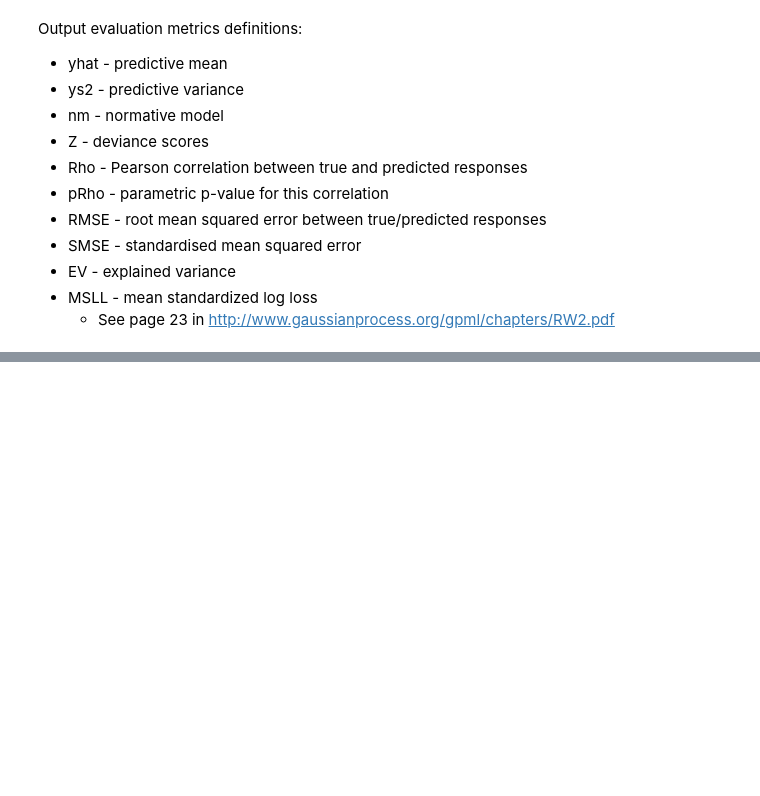
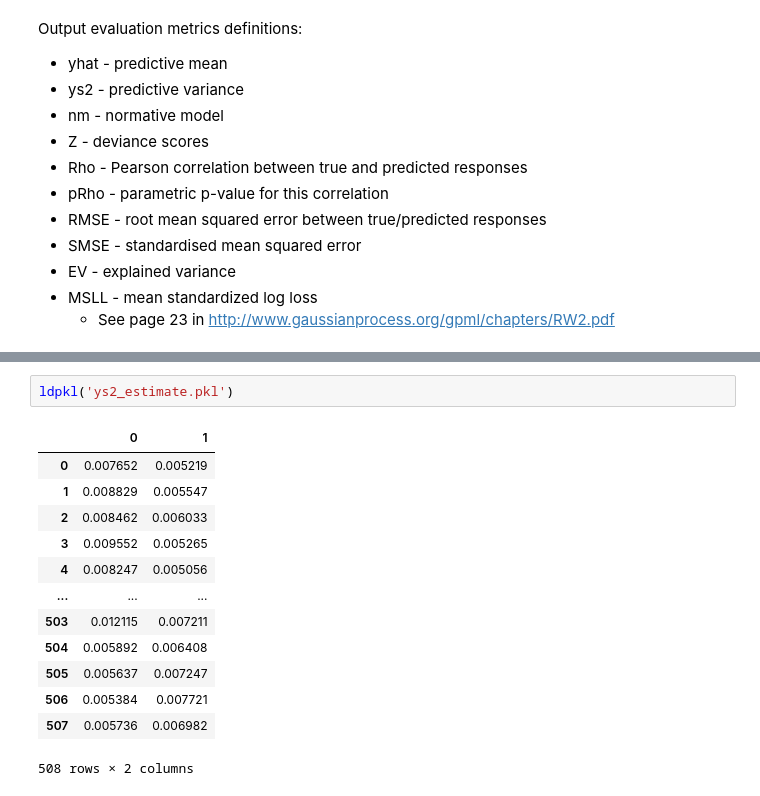
Before and after one commit to brainhack-school2022/dimitrijevic_project, a Jupyter notebook: PCNToolkitDemo/tutorials/HBR_FCON/HBR_NormativeModel_FCONdata_Tutorial.ipynb, the cells around one changed output, grey strips where cells are left out. Drawn from its saved outputs; the diff is of its cells as text; blank space fills up the shorter version.

```diff
--- a/PCNToolkitDemo/tutorials/HBR_FCON/HBR_NormativeModel_FCONdata_Tutorial.ipynb
+++ b/PCNToolkitDemo/tutorials/HBR_FCON/HBR_NormativeModel_FCONdata_Tutorial.ipynb
@@ -380,0 +421,16 @@ Output evaluation metrics definitions:
+# %%
+ldpkl('ys2_estimate.pkl')
+# %% [output]
+|  | 0 | 1 |
+| 0 | 0.007652 | 0.005219 |
+| 1 | 0.008829 | 0.005547 |
+| 2 | 0.008462 | 0.006033 |
+| 3 | 0.009552 | 0.005265 |
+| 4 | 0.008247 | 0.005056 |
+| ... | ... | ... |
+| 503 | 0.012115 | 0.007211 |
+| 504 | 0.005892 | 0.006408 |
+| 505 | 0.005637 | 0.007247 |
+| 506 | 0.005384 | 0.007721 |
+| 507 | 0.005736 | 0.006982 |
+508 rows × 2 columns
```
Also changed, not shown: parts of 4 cells of this notebook.
